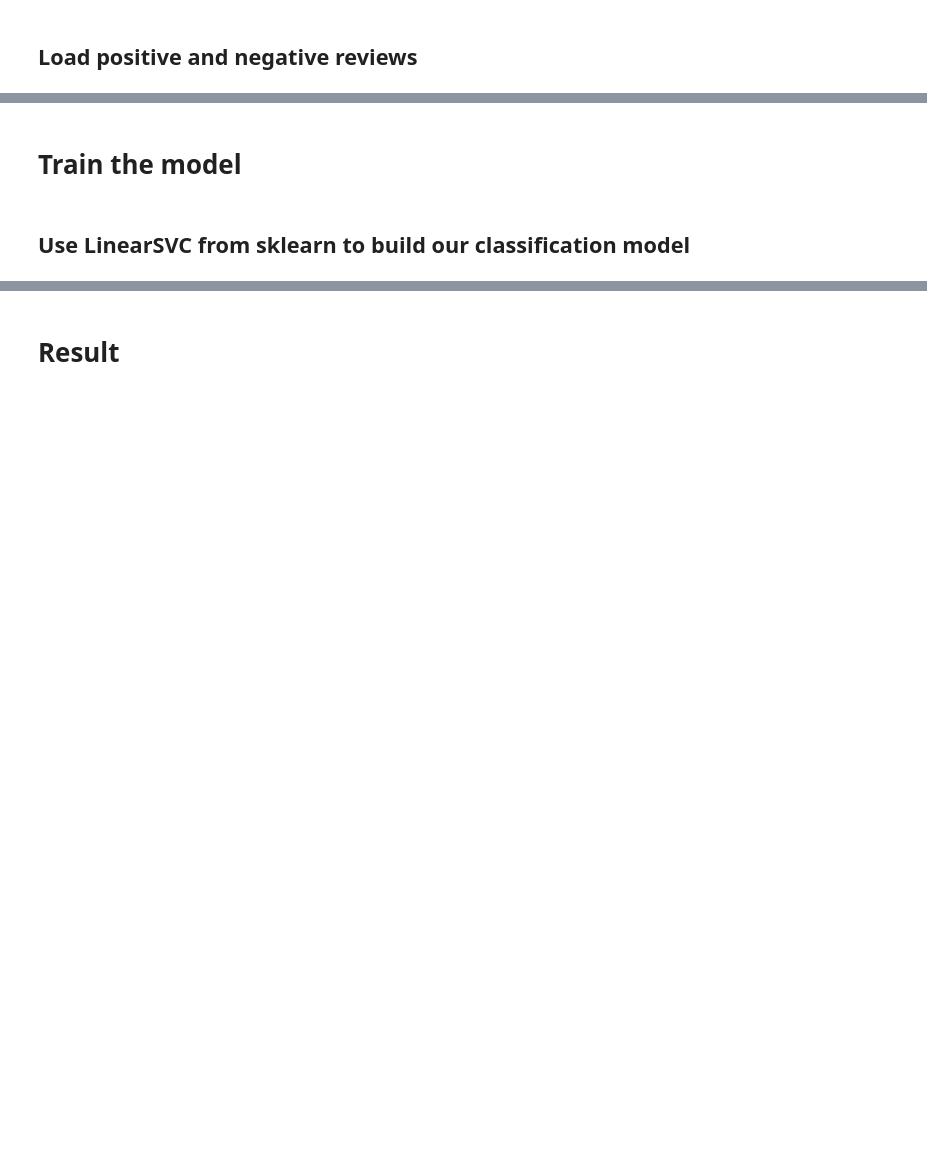
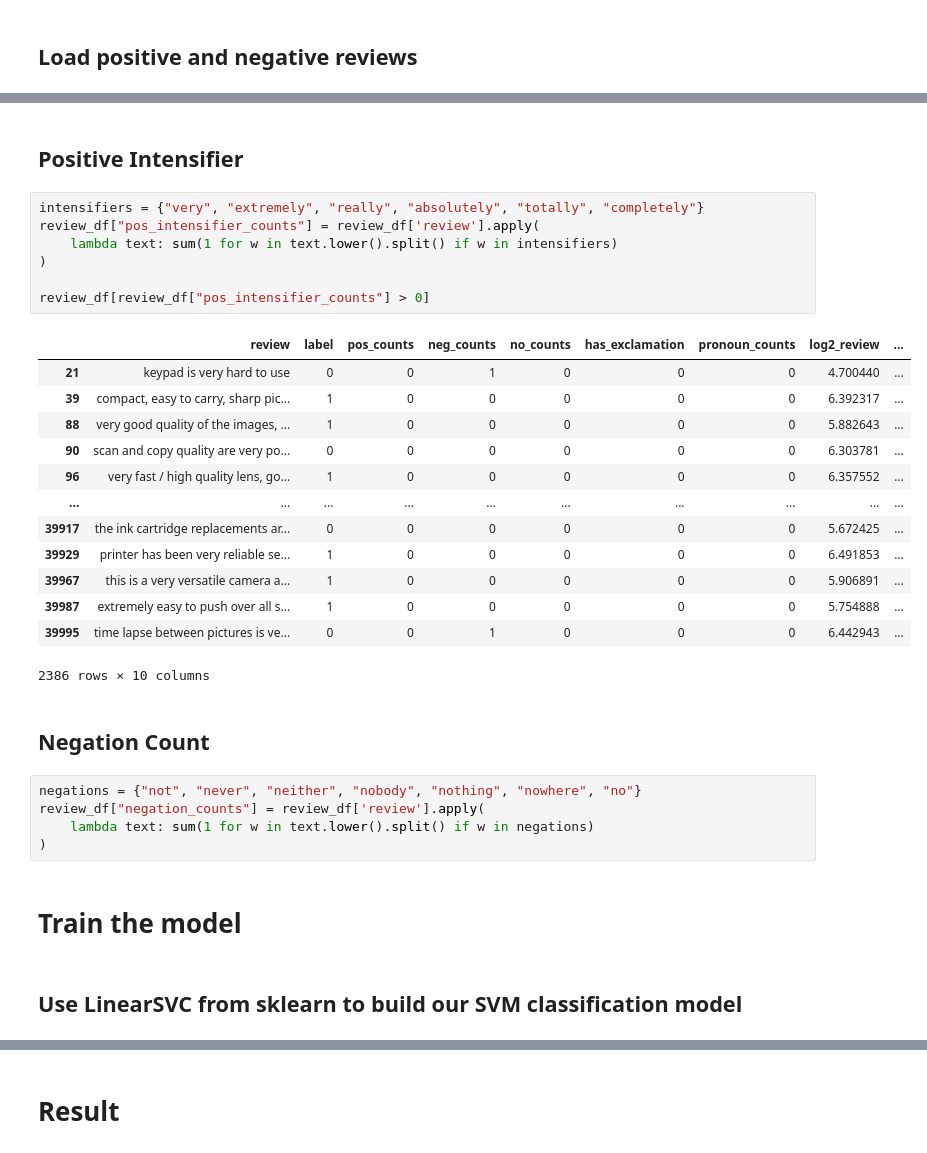
Before and after one commit to Sovichet-Rathanak/sentiment-classification, a Jupyter notebook: notebook/svm_challenge.ipynb, the cells around one changed output, grey strips where cells are left out. Saved outputs shown, nothing was run; the diff lists cells and outputs as text; blank space fills up the shorter version.

```diff
--- a/notebook/svm_challenge.ipynb
+++ b/notebook/svm_challenge.ipynb
@@ -64,7 +247,37 @@ review_df.head()
+# %% [markdown]
+## Positive Intensifier
+# %%
+intensifiers = {"very", "extremely", "really", "absolutely", "totally", "completely"}
+review_df["pos_intensifier_counts"] = review_df['review'].apply(
+    lambda text: sum(1 for w in text.lower().split() if w in intensifiers)
+)
+
+review_df[review_df["pos_intensifier_counts"] > 0]
+# %% [output]
+|  | review | label | pos_counts | neg_counts | no_counts | has_exclamation | pronoun_counts | log2_review | ... |
+| 21 | keypad is very hard to use | 0 | 0 | 1 | 0 | 0 | 0 | 4.700440 | ... |
+| 39 | compact, easy to carry, sharp pic... | 1 | 0 | 0 | 0 | 0 | 0 | 6.392317 | ... |
+| 88 | very good quality of the images, ... | 1 | 0 | 0 | 0 | 0 | 0 | 5.882643 | ... |
+| 90 | scan and copy quality are very po... | 0 | 0 | 0 | 0 | 0 | 0 | 6.303781 | ... |
+| 96 | very fast / high quality lens, go... | 1 | 0 | 0 | 0 | 0 | 0 | 6.357552 | ... |
+| ... | ... | ... | ... | ... | ... | ... | ... | ... | ... |
+| 39917 | the ink cartridge replacements ar... | 0 | 0 | 0 | 0 | 0 | 0 | 5.672425 | ... |
+| 39929 | printer has been very reliable se... | 1 | 0 | 0 | 0 | 0 | 0 | 6.491853 | ... |
+| 39967 | this is a very versatile camera a... | 1 | 0 | 0 | 0 | 0 | 0 | 5.906891 | ... |
+| 39987 | extremely easy to push over all s... | 1 | 0 | 0 | 0 | 0 | 0 | 5.754888 | ... |
+| 39995 | time lapse between pictures is ve... | 0 | 0 | 1 | 0 | 0 | 0 | 6.442943 | ... |
+2386 rows × 10 columns
+# %% [markdown]
+## Negation Count
+# %%
+negations = {"not", "never", "neither", "nobody", "nothing", "nowhere", "no"}
+review_df["negation_counts"] = review_df['review'].apply(
+    lambda text: sum(1 for w in text.lower().split() if w in negations)
+)
 # %% [markdown]
 # Train the model
 # %% [markdown]
-## Use LinearSVC from sklearn to build our classification model
+## Use LinearSVC from sklearn to build our SVM classification model
 # %%
 from sklearn.pipeline import Pipeline
 from sklearn.feature_extraction.text import TfidfVectorizer
```
Also changed, not shown: parts of 27 cells of this notebook, 2 other files.
